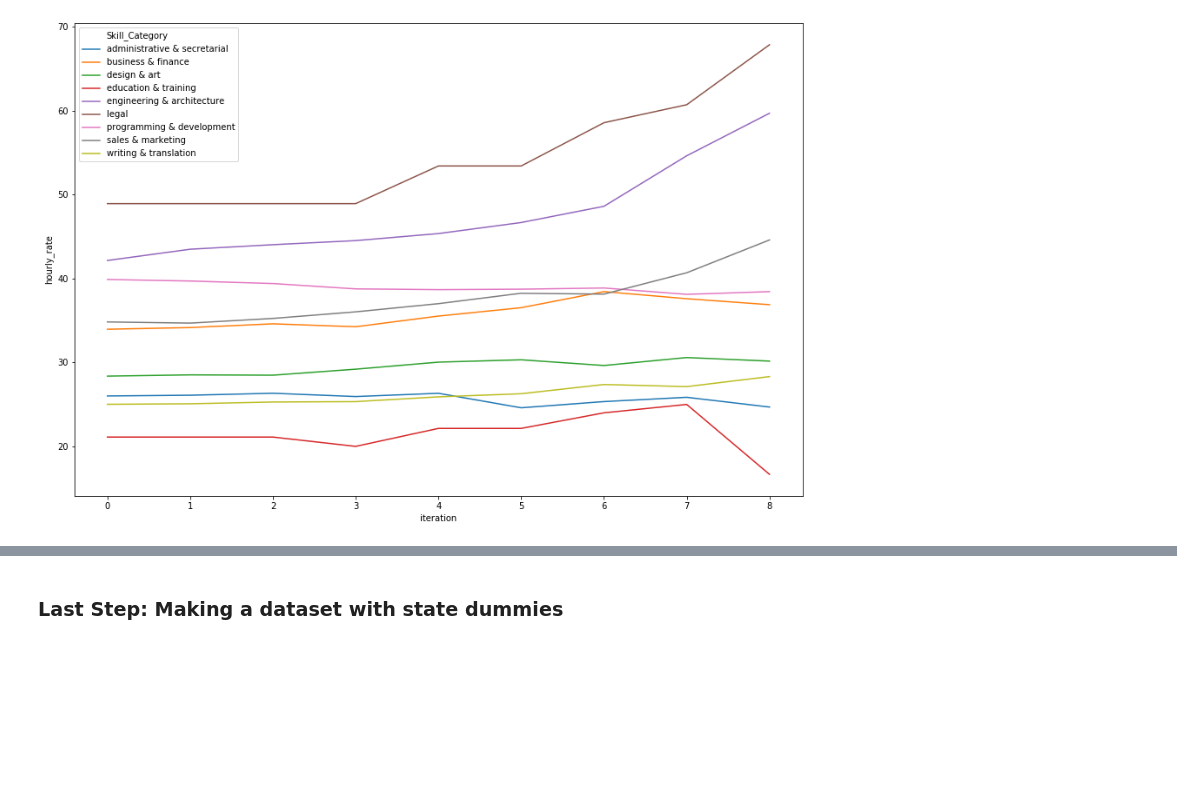
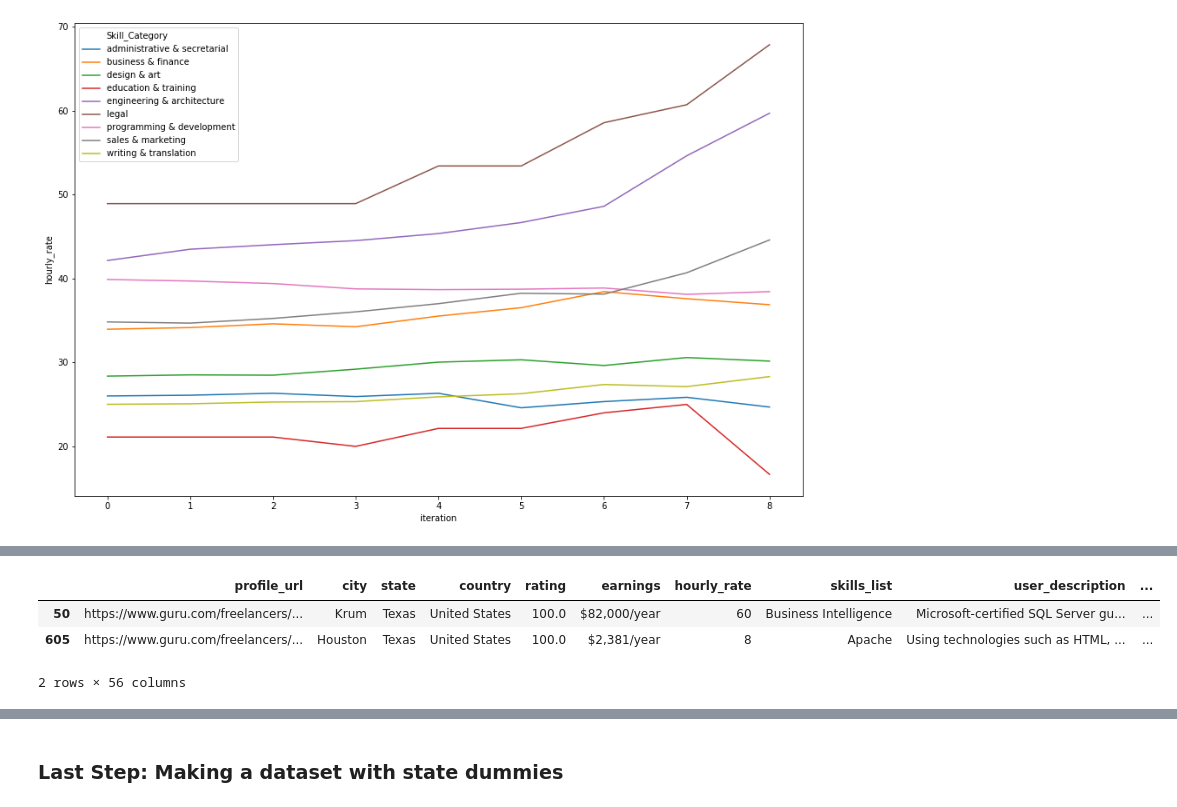
Before and after one commit to lmgibson/MyRate, a Jupyter notebook: notebooks/eda/myrate_eda.ipynb, the cells around one changed output, grey strips where cells are left out. Saved outputs shown, nothing was run; the diff lists cells and outputs as text; code cells hidden in the pictures; blank space fills up the shorter version.

```diff
--- a/notebooks/eda/myrate_eda.ipynb
+++ b/notebooks/eda/myrate_eda.ipynb
@@ -939,0 +1045,7 @@ display("Hourly Rate by Quantiles (10):",
+# %%
+dt.iloc[[50,604],:]
+# %% [output]
+|  | profile_url | city | state | country | rating | earnings | hourly_rate | skills_list | user_description | ... |
+| 50 | https://www.guru.com/freelancers/... | Krum | Texas | United States | 100.0 | $82,000/year | 60 | Business Intelligence | Microsoft-certified SQL Server gu... | ... |
+| 605 | https://www.guru.com/freelancers/... | Houston | Texas | United States | 100.0 | $2,381/year | 8 | Apache | Using technologies such as HTML, ... | ... |
+2 rows × 56 columns
```
Also changed, not shown: parts of 5 cells of this notebook.
